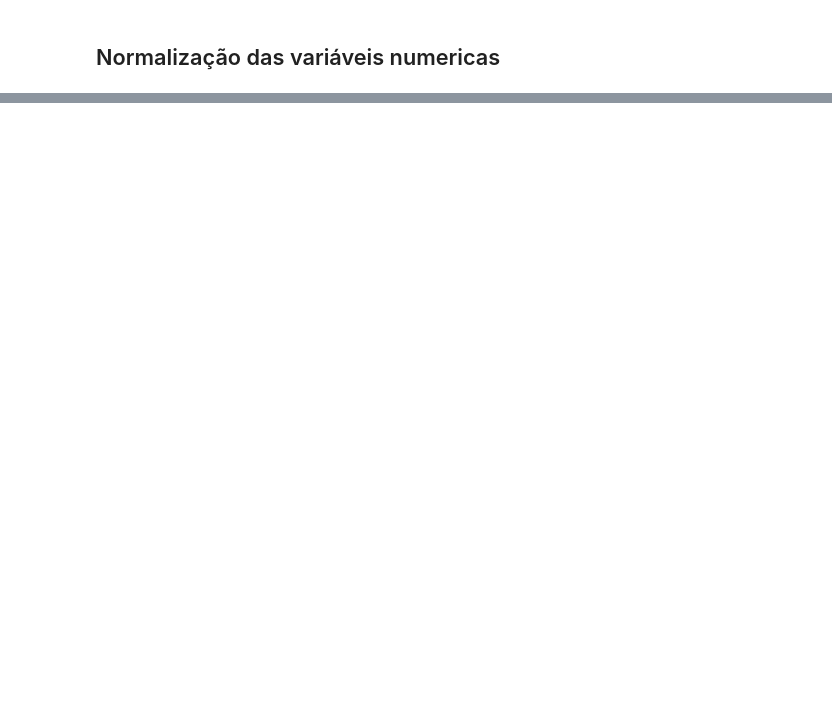
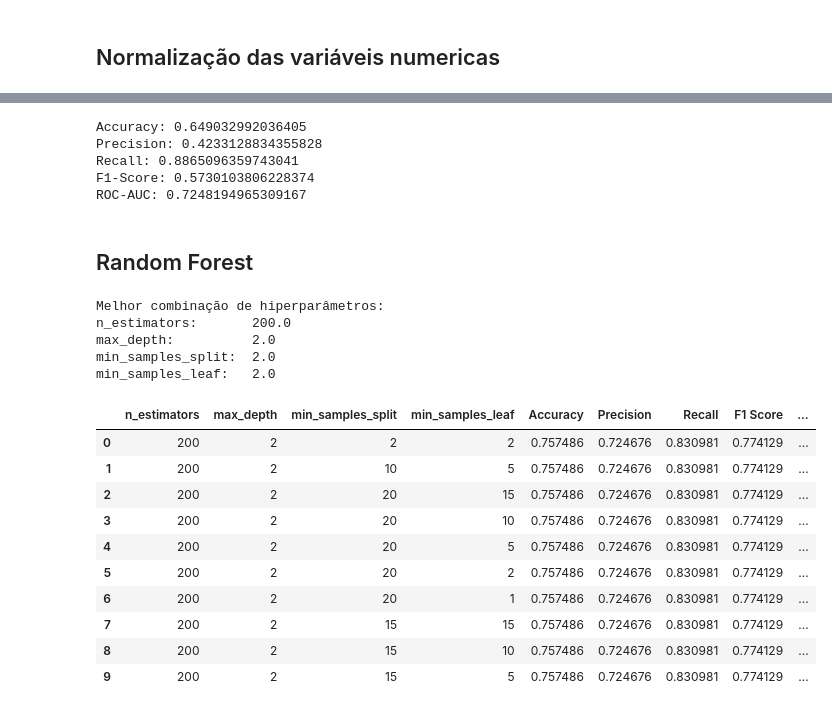
Before and after one commit to igao01/ds_telecom_churn, a Jupyter notebook: notebooks/ml_telco_churn.ipynb, the cells around one changed output, grey strips where cells are left out. Drawn from its saved outputs; the diff is of its cells as text; code cells hidden in the pictures; blank space fills up the shorter version.

```diff
--- a/notebooks/ml_telco_churn.ipynb
+++ b/notebooks/ml_telco_churn.ipynb
@@ -96,0 +405,34 @@ X_train.head(5)
+# %%
+final_dtc = DecisionTreeClassifier(
+    max_depth=1,
+    min_samples_split=2,
+    min_samples_leaf=1,
+    random_state=RANDOM_STATE
+)
+
+# Pipeline
+final_pipeline = Pipeline([
+    ("preprocessor", preprocessor),
+    ("model", final_dtc)
+])
+
+# Treinamento com dados balanceados
+final_pipeline.fit(X_train_under, y_train_under)
+
+# Avaliação no conjunto de teste original
+y_pred = final_pipeline.predict(X_test)
+y_proba = final_pipeline.predict_proba(X_test)[:, 1]
+
+print("Accuracy:", accuracy_score(y_test, y_pred))
+print("Precision:", precision_score(y_test, y_pred))
+print("Recall:", recall_score(y_test, y_pred))
+print("F1-Score:", f1_score(y_test, y_pred))
+print("ROC-AUC:", roc_auc_score(y_test, y_proba))
+# %% [output]
+Accuracy: 0.649032992036405
+Precision: 0.4233128834355828
+Recall: 0.8865096359743041
+F1-Score: 0.5730103806228374
+ROC-AUC: 0.7248194965309167
+# %% [markdown]
+## Random Forest
@@ -96,0 +522,19 @@ X_train.head(5)
+# %%
+best_rf_params(X_train_under, y_train_under)
+# %% [output]
+Melhor combinação de hiperparâmetros:
+n_estimators:       200.0
+max_depth:          2.0
+min_samples_split:  2.0
+min_samples_leaf:   2.0
+|  | n_estimators | max_depth | min_samples_split | min_samples_leaf | Accuracy | Precision | Recall | F1 Score | ... |
+| 0 | 200 | 2 | 2 | 2 | 0.757486 | 0.724676 | 0.830981 | 0.774129 | ... |
+| 1 | 200 | 2 | 10 | 5 | 0.757486 | 0.724676 | 0.830981 | 0.774129 | ... |
+| 2 | 200 | 2 | 20 | 15 | 0.757486 | 0.724676 | 0.830981 | 0.774129 | ... |
+| 3 | 200 | 2 | 20 | 10 | 0.757486 | 0.724676 | 0.830981 | 0.774129 | ... |
+| 4 | 200 | 2 | 20 | 5 | 0.757486 | 0.724676 | 0.830981 | 0.774129 | ... |
+| 5 | 200 | 2 | 20 | 2 | 0.757486 | 0.724676 | 0.830981 | 0.774129 | ... |
+| 6 | 200 | 2 | 20 | 1 | 0.757486 | 0.724676 | 0.830981 | 0.774129 | ... |
+| 7 | 200 | 2 | 15 | 15 | 0.757486 | 0.724676 | 0.830981 | 0.774129 | ... |
+| 8 | 200 | 2 | 15 | 10 | 0.757486 | 0.724676 | 0.830981 | 0.774129 | ... |
+| 9 | 200 | 2 | 15 | 5 | 0.757486 | 0.724676 | 0.830981 | 0.774129 | ... |
```
Also changed, not shown: parts of 37 cells of this notebook.
